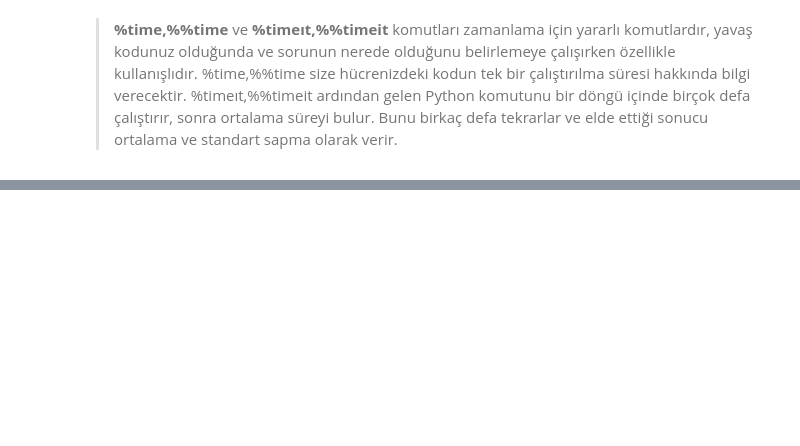
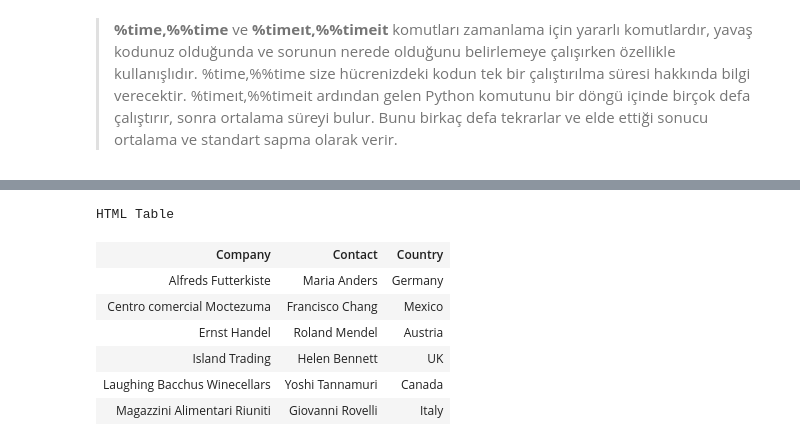
Before and after one commit to GizemKoyuncu/Jupyter-Notebook-Tutorial, a Jupyter notebook: IPythonMagics.ipynb, the cells around one changed output, grey strips where cells are left out. Saved outputs shown, nothing was run; the diff lists cells and outputs as text; code cells hidden in the pictures; blank space fills up the shorter version.

```diff
--- a/IPythonMagics.ipynb
+++ b/IPythonMagics.ipynb
@@ -109,0 +128,80 @@ import numpy
+# %%
+%%html
+<!DOCTYPE html>
+<html>
+<head>
+<style>
+table {
+  font-family: arial, sans-serif;
+  border-collapse: collapse;
+  width: 100%;
+}
+
+td, th {
+  border: 1px solid #dddddd;
+  text-align: left;
+  padding: 8px;
+}
+
+tr:nth-child(even) {
+  background-color: #dddddd;
+}
+
+.rendered_html tr, .rendered_html th, .rendered_html td {
+    padding: 0.5em 9.9em;
+
+</style>
+</head>
+<body>
+
+<h2>HTML Table</h2>
+
+<table>
+  <tr>
+    <th>Company</th>
+    <th>Contact</th>
+    <th>Country</th>
+  </tr>
+  <tr>
+    <td>Alfreds Futterkiste</td>
+    <td>Maria Anders</td>
+    <td>Germany</td>
+  </tr>
+  <tr>
+    <td>Centro comercial Moctezuma</td>
+    <td>Francisco Chang</td>
+    <td>Mexico</td>
+  </tr>
+  <tr>
+    <td>Ernst Handel</td>
+    <td>Roland Mendel</td>
+    <td>Austria</td>
+  </tr>
+  <tr>
+    <td>Island Trading</td>
+    <td>Helen Bennett</td>
+    <td>UK</td>
+  </tr>
+  <tr>
+    <td>Laughing Bacchus Winecellars</td>
+    <td>Yoshi Tannamuri</td>
+    <td>Canada</td>
+  </tr>
+  <tr>
+    <td>Magazzini Alimentari Riuniti</td>
+    <td>Giovanni Rovelli</td>
+    <td>Italy</td>
+  </tr>
+</table>
+
+</body>
+</html>
+# %% [output]
+HTML Table
+| Company | Contact | Country |
+| Alfreds Futterkiste | Maria Anders | Germany |
+| Centro comercial Moctezuma | Francisco Chang | Mexico |
+| Ernst Handel | Roland Mendel | Austria |
+| Island Trading | Helen Bennett | UK |
+| Laughing Bacchus Winecellars | Yoshi Tannamuri | Canada |
+| Magazzini Alimentari Riuniti | Giovanni Rovelli | Italy |
```
Also changed, not shown: parts of 23 cells of this notebook.
